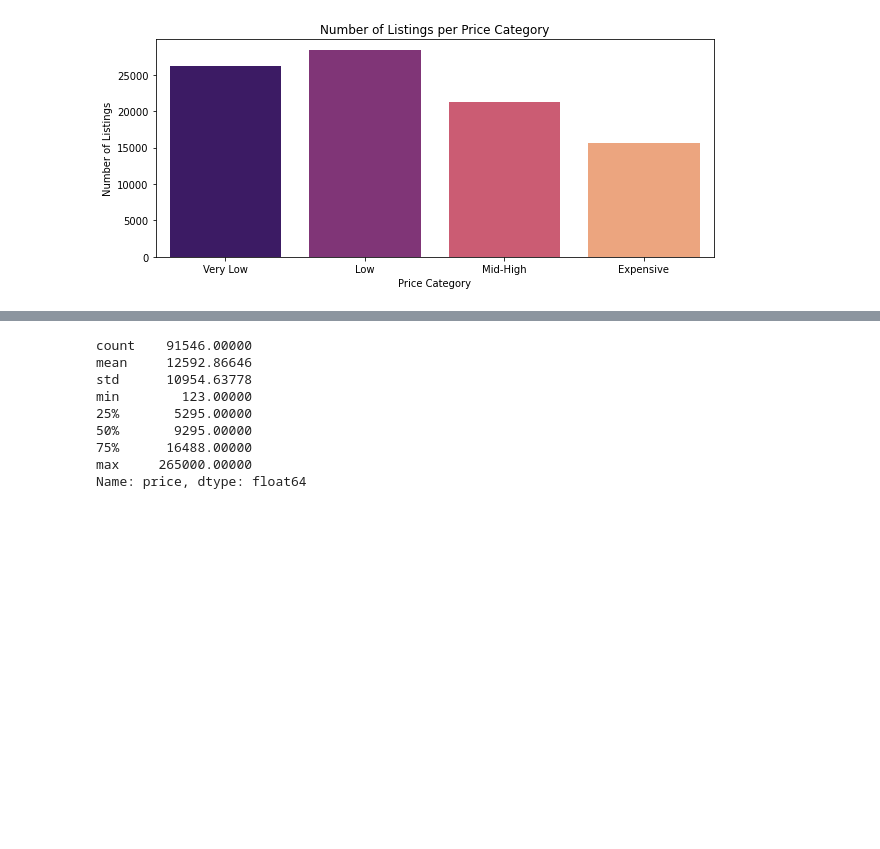
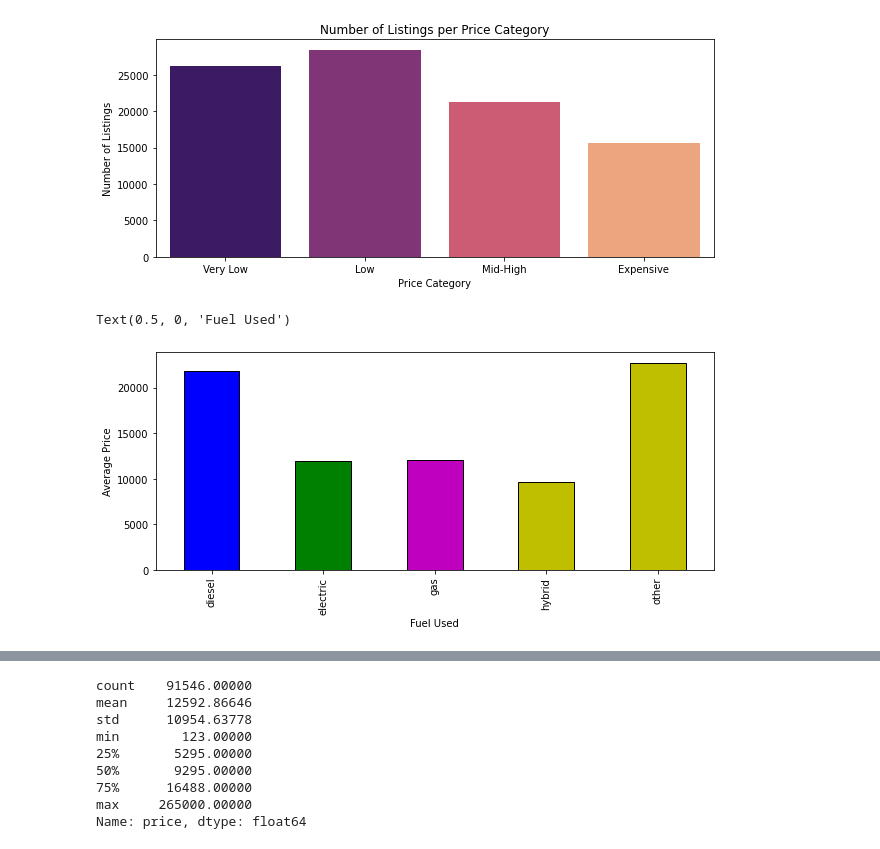
Before and after one commit to matthiasronnau/BANA-212-Final-Project, a Jupyter notebook: BANA-212 Final Project.ipynb, the cells around one changed output, grey strips where cells are left out. Cells and saved outputs as stored; diff of their text form; code cells hidden in the pictures; blank space fills up the shorter version.

```diff
--- a/BANA-212 Final Project.ipynb
+++ b/BANA-212 Final Project.ipynb
@@ -445,3 +462,11 @@ plt.title("Number of Listings per Price Category")
 # %% [output]
 Text(0.5, 1.0, 'Number of Listings per Price Category')
 [figure]
+# %%
+plt.figure(figsize = (10, 4))
+cars_no_missing.groupby("fuel").price.mean().plot.bar(color = colors, edgecolor = "k")
+plt.ylabel("Average Price")
+plt.xlabel("Fuel Used")
+# %% [output]
+Text(0.5, 0, 'Fuel Used')
+[figure, added]
```
Also changed, not shown: parts of 32 cells of this notebook.
